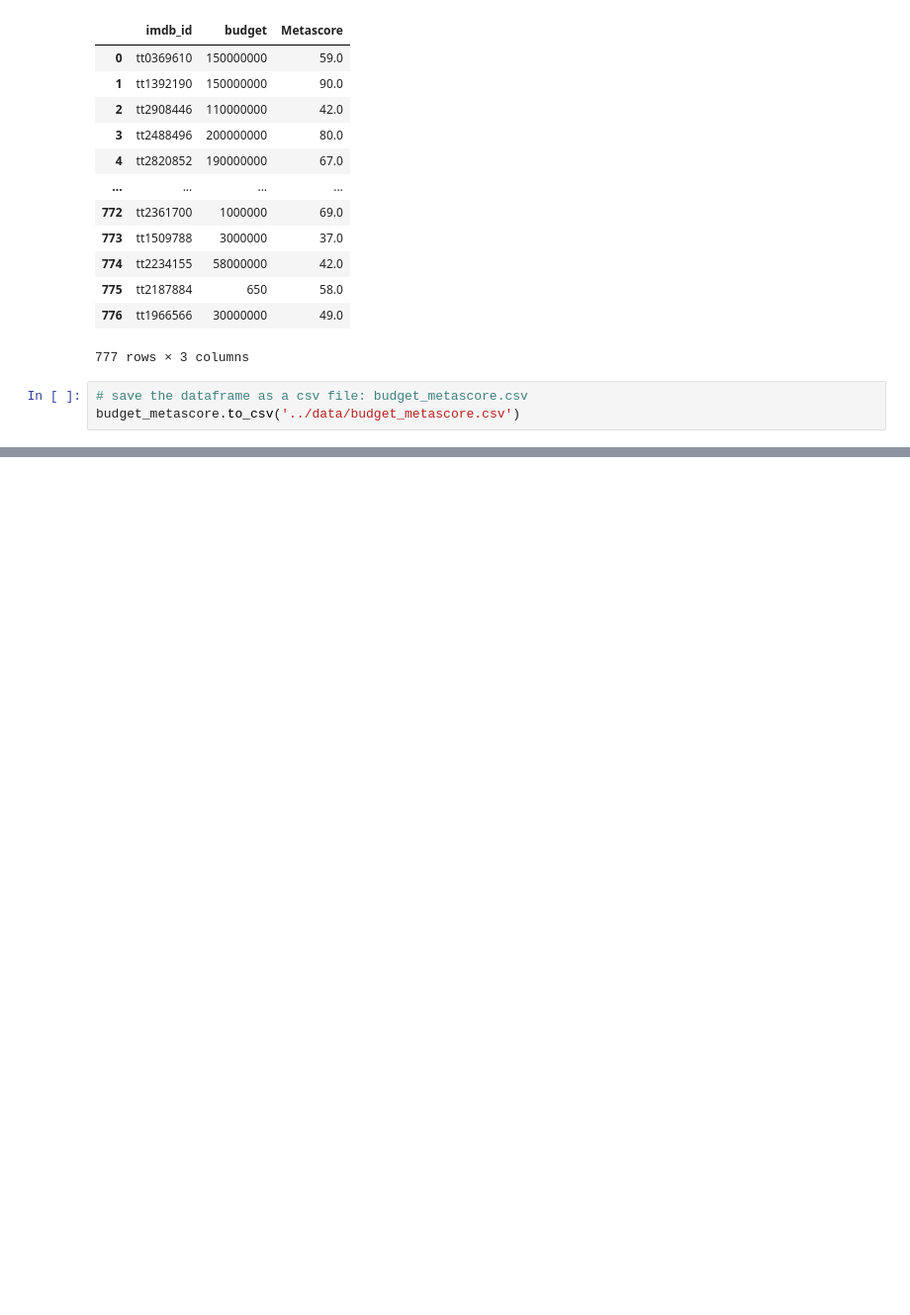
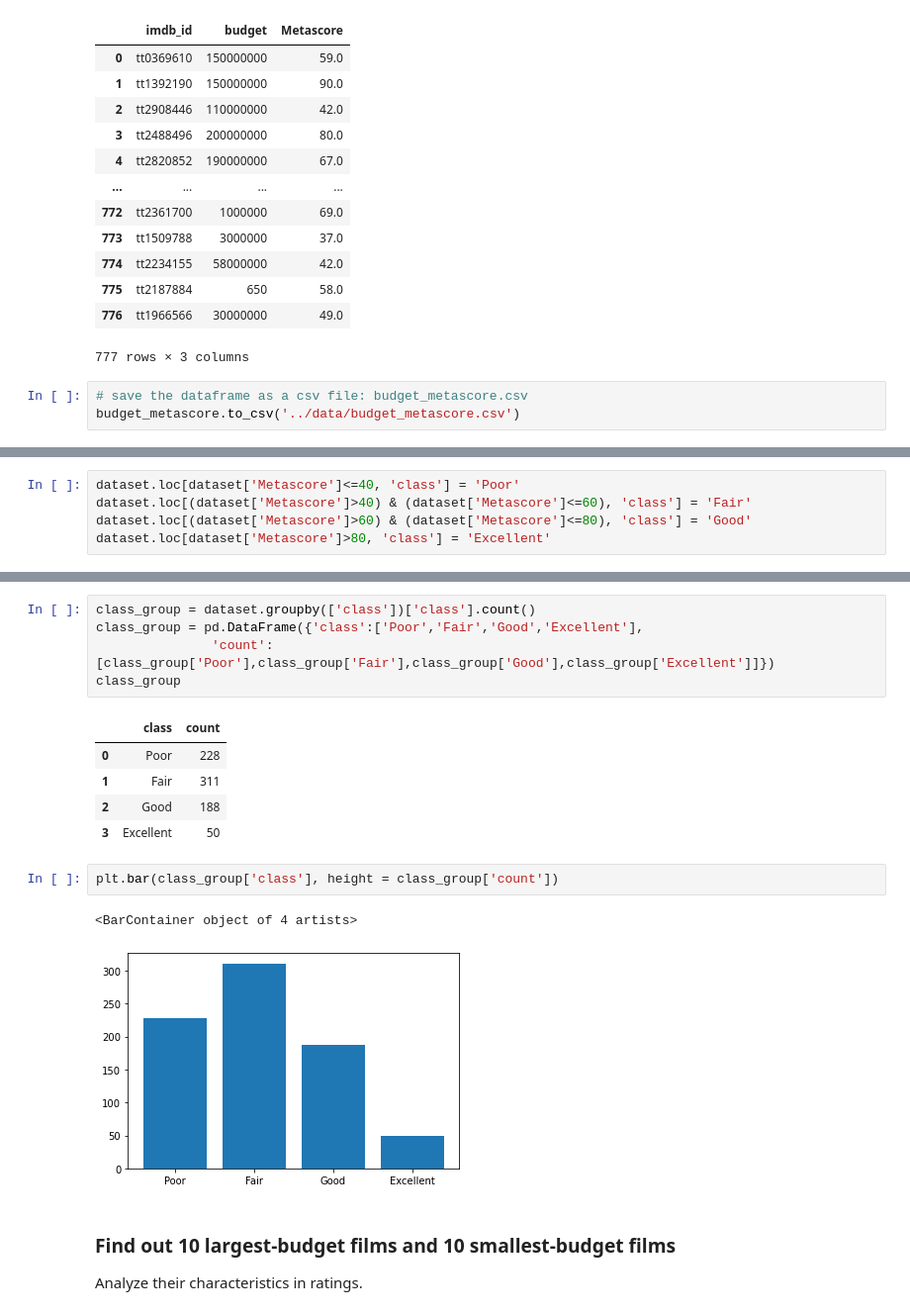
Before and after one commit to SiweiC/final_project_siwei_cheng, a Jupyter notebook: code/final_project_siwei_cheng.ipynb, the cells around one changed output, grey strips where cells are left out. Shown at 99% size. Cells and saved outputs as stored; diff of their text form; blank space fills up the shorter version.

```diff
--- a/code/final_project_siwei_cheng.ipynb
+++ b/code/final_project_siwei_cheng.ipynb
@@ -113,0 +162,5 @@ budget_metascore.to_csv('../data/budget_metascore.csv')
+# %%
+dataset.loc[dataset['Metascore']<=40, 'class'] = 'Poor'
+dataset.loc[(dataset['Metascore']>40) & (dataset['Metascore']<=60), 'class'] = 'Fair'
+dataset.loc[(dataset['Metascore']>60) & (dataset['Metascore']<=80), 'class'] = 'Good'
+dataset.loc[dataset['Metascore']>80, 'class'] = 'Excellent'
@@ -113,0 +183,20 @@ budget_metascore.to_csv('../data/budget_metascore.csv')
+# %%
+class_group = dataset.groupby(['class'])['class'].count()
+class_group = pd.DataFrame({'class':['Poor','Fair','Good','Excellent'],
+               'count':[class_group['Poor'],class_group['Fair'],class_group['Good'],class_group['Excellent']]})
+class_group
+# %% [output]
+|  | class | count |
+| 0 | Poor | 228 |
+| 1 | Fair | 311 |
+| 2 | Good | 188 |
+| 3 | Excellent | 50 |
+# %%
+plt.bar(class_group['class'], height = class_group['count'])
+# %% [output]
+<BarContainer object of 4 artists>
+[figure, added]
+# %% [markdown]
+### Find out 10 largest-budget films and 10 smallest-budget films
+
+Analyze their characteristics in ratings.
```
Also changed, not shown: parts of 28 cells of this notebook, 3 other files.
